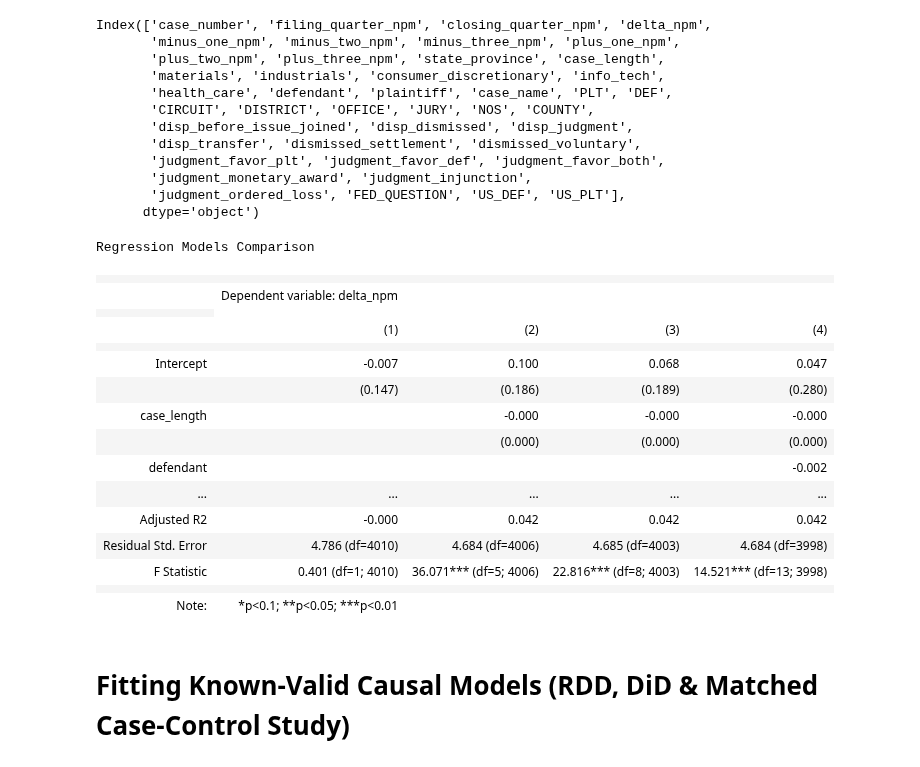
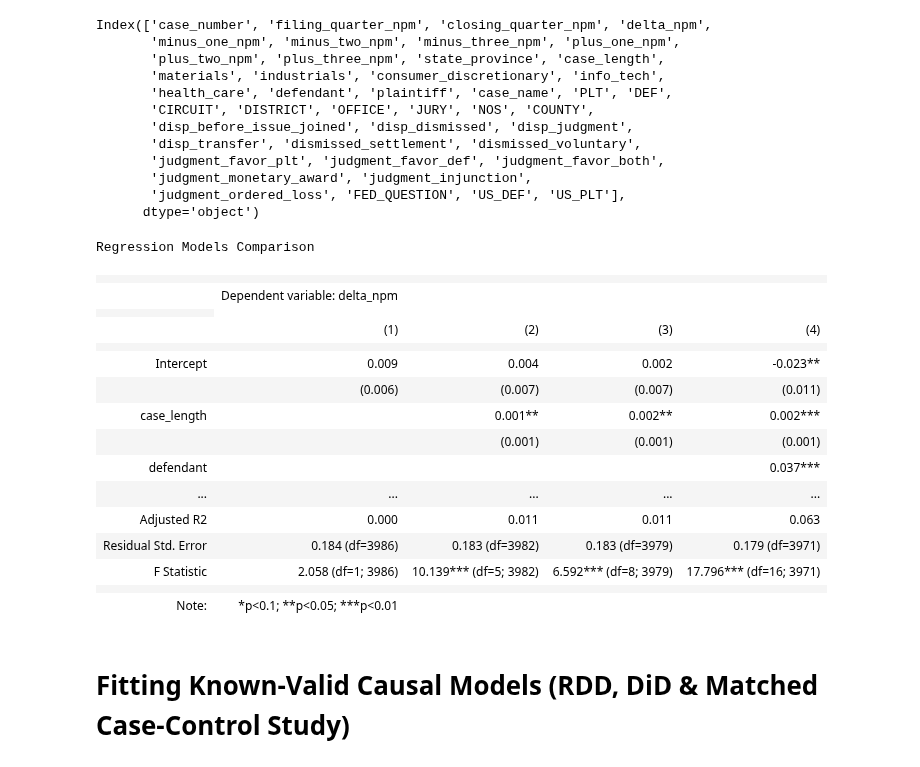
Before and after one commit to Sai0472003/PatentLitigation_Impact, a Jupyter notebook: Causal_Inference.ipynb, the cells around one changed output. Drawn from its saved outputs; the diff is of its cells as text; code cells hidden in the pictures.

```diff
--- a/Causal_Inference.ipynb
+++ b/Causal_Inference.ipynb
@@ -69,6 +69,12 @@ npm = pd.concat([clean_defendent_npm, clean_plaintiff_npm], axis=0)
 npm['defendant'] = npm['defendant'].fillna(0)
 npm['plaintiff'] = npm['plaintiff'].fillna(0)
 
+#converting case length variable from days to number of fin. quarters
+npm['case_length'] = (npm['case_length']/91.25).astype(int).astype(float)
+
+#filtering out extreme outliers
+npm = npm[(npm['delta_npm'] > - 3) & (npm['delta_npm'] < 3)]
+
 
 clean_plaintiff_RnD['plaintiff'] = 1
 clean_defendent_RnD['defendant'] = 1
@@ -76,6 +82,13 @@ clean_defendent_RnD['defendant'] = 1
 rnd = pd.concat([clean_defendent_RnD, clean_plaintiff_RnD], axis=0)
 rnd['defendant'] = rnd['defendant'].fillna(0)
 rnd['plaintiff'] = rnd['plaintiff'].fillna(0)
+
+
+#converting case length variable from days to number of fin. quarters
+rnd['case_length'] = (rnd['case_length']/91.25).astype(int).astype(float)
+
+#filtring out extreme outliers in the data
+rnd = rnd[(rnd['delta_rnd_sales'] > - 3) & (rnd['delta_rnd_sales'] < 3)]
 # %%
 JFC_data = pd.read_csv('/content/drive/My Drive/ECO225_Final_Project/DATA/without_dummies_cases.csv')
 
@@ -280,7 +435,7 @@ Index(['case_number', 'filing_quarter_rnd', 'closing_quarter_rnd',
 model1 = smf.ols('delta_rnd_sales ~ disp_dismissed', data=rnd).fit()
 model2 = smf.ols('delta_rnd_sales ~ disp_dismissed + filing_quarter_rnd + case_length + health_care + info_tech + industrials + consumer_discretionary + materials', data=rnd).fit()
 model3 = smf.ols('delta_rnd_sales ~ disp_dismissed + filing_quarter_rnd + disp_dismissed:disp_before_issue_joined + disp_dismissed:dismissed_settlement + disp_dismissed:dismissed_voluntary + case_length + health_care + info_tech + industrials + consumer_discretionary + materials', data=rnd).fit()
-model4 = smf.ols('delta_rnd_sales ~ defendant + filing_quarter_rnd + disp_dismissed + disp_dismissed:defendant + disp_dismissed:disp_before_issue_joined + disp_dismissed:disp_before_issue_joined:defendant + disp_dismissed:dismissed_settlement + disp_dismissed:dismissed_settlement:defendant + disp_dismissed:dismissed_voluntary + disp_dismissed:dismissed_voluntary:defendant + case_length + health_care + info_tech + industrials + consumer_discretionary + materials', data=rnd).fit()
+model4 = smf.ols('delta_rnd_sales ~ defendant + filing_quarter_rnd + minus_one_rnd + minus_two_rnd + minus_three_rnd + disp_dismissed + disp_dismissed:defendant + disp_dismissed:disp_before_issue_joined + disp_dismissed:disp_before_issue_joined:defendant + disp_dismissed:dismissed_settlement + disp_dismissed:dismissed_settlement:defendant + disp_dismissed:dismissed_voluntary + disp_dismissed:dismissed_voluntary:defendant + case_length + health_care + info_tech + industrials + consumer_discretionary + materials', data=rnd).fit()
 
 
 # Stargazer setup
@@ -370,7 +525,7 @@ Index(['case_number', 'filing_quarter_npm', 'closing_quarter_npm', 'delta_npm',
 model1 = smf.ols('delta_npm ~ disp_dismissed', data=npm).fit()
 model2 = smf.ols('delta_npm ~ disp_dismissed + filing_quarter_npm + case_length + health_care + info_tech ', data=npm).fit()
 model3 = smf.ols('delta_npm ~ disp_dismissed + disp_dismissed:disp_before_issue_joined + disp_dismissed:dismissed_settlement + disp_dismissed:dismissed_voluntary + filing_quarter_npm + case_length + health_care + info_tech ', data=npm).fit()
-model4 = smf.ols('delta_npm ~ defendant + disp_dismissed + disp_dismissed:defendant + disp_dismissed:disp_before_issue_joined + disp_dismissed:disp_before_issue_joined:defendant + disp_dismissed:dismissed_settlement + disp_dismissed:dismissed_settlement:defendant + disp_dismissed:dismissed_voluntary + disp_dismissed:dismissed_voluntary:defendant + filing_quarter_npm + case_length + health_care + info_tech', data=npm).fit()
+model4 = smf.ols('delta_npm ~ defendant + disp_dismissed + disp_dismissed:defendant + disp_dismissed:disp_before_issue_joined + disp_dismissed:disp_before_issue_joined:defendant + disp_dismissed:dismissed_settlement + disp_dismissed:dismissed_settlement:defendant + disp_dismissed:dismissed_voluntary + disp_dismissed:dismissed_voluntary:defendant + filing_quarter_npm + minus_one_npm + minus_two_npm + minus_three_npm + case_length + health_care + info_tech', data=npm).fit()
 
 
 # Stargazer setup
@@ -399,42 +554,42 @@ stargazer.covariate_renames = {
 
 # Reorder covariates for table display
 stargazer.covariate_order = [
     'disp_dismissed',
     'disp_dismissed:defendant', # Changed 'def' to 'defendant'
     'disp_dismissed:disp_before_issue_joined',
     'disp_dismissed:disp_before_issue_joined:defendant', # Changed 'def' to 'defendant'
     'disp_dismissed:dismissed_settlement',
     'disp_dismissed:dismissed_settlement:defendant', # Changed 'def' to 'defendant'
     'disp_dismissed:dismissed_voluntary',
     'disp_dismissed:dismissed_voluntary:defendant', # Changed 'def' to 'defendant'
     'case_length',
     'health_care',
     'info_tech',
     'industrials',
     'consumer_discretionary',
     'materials'
 ]
 
 
 # Render in notebook
 html_output = stargazer.render_html()
 display(HTML(html_output))
 # %% [output]
 Regression Models Comparison
 |  |  |  |  |  |
 |  | Dependent variable: delta_npm |  |  |  |
 |  |
 |  | (1) | (2) | (3) | (4) |
 |  |  |  |  |  |
-| Intercept | -0.007 | 0.100 | 0.068 | 0.047 |
-|  | (0.147) | (0.186) | (0.189) | (0.280) |
-| case_length |  | -0.000 | -0.000 | -0.000 |
-|  |  | (0.000) | (0.000) | (0.000) |
-| defendant |  |  |  | -0.002 |
+| Intercept | 0.009 | 0.004 | 0.002 | -0.023** |
+|  | (0.006) | (0.007) | (0.007) | (0.011) |
+| case_length |  | 0.001** | 0.002** | 0.002*** |
+|  |  | (0.001) | (0.001) | (0.001) |
+| defendant |  |  |  | 0.037*** |
 | ... | ... | ... | ... | ... |
-| Adjusted R2 | -0.000 | 0.042 | 0.042 | 0.042 |
-| Residual Std. Error | 4.786 (df=4010) | 4.684 (df=4006) | 4.685 (df=4003) | 4.684 (df=3998) |
-| F Statistic | 0.401 (df=1; 4010) | 36.071*** (df=5; 4006) | 22.816*** (df=8; 4003) | 14.521*** (df=13; 3998) |
+| Adjusted R2 | 0.000 | 0.011 | 0.011 | 0.063 |
+| Residual Std. Error | 0.184 (df=3986) | 0.183 (df=3982) | 0.183 (df=3979) | 0.179 (df=3971) |
+| F Statistic | 2.058 (df=1; 3986) | 10.139*** (df=5; 3982) | 6.592*** (df=8; 3979) | 17.796*** (df=16; 3971) |
 |  |  |  |  |  |
 | Note: | *p<0.1; **p<0.05; ***p<0.01 |  |  |  |
 # %% [markdown]
```
Also changed, not shown: parts of 8 cells of this notebook.
